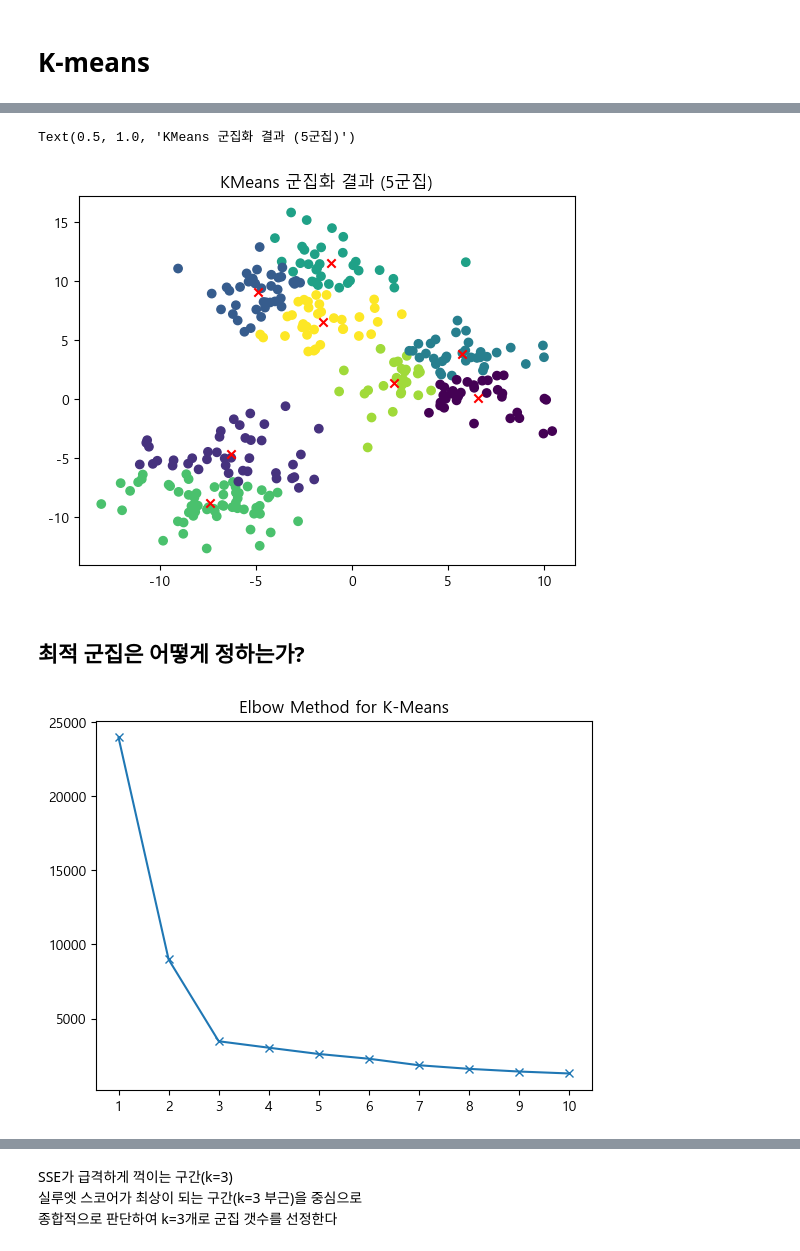
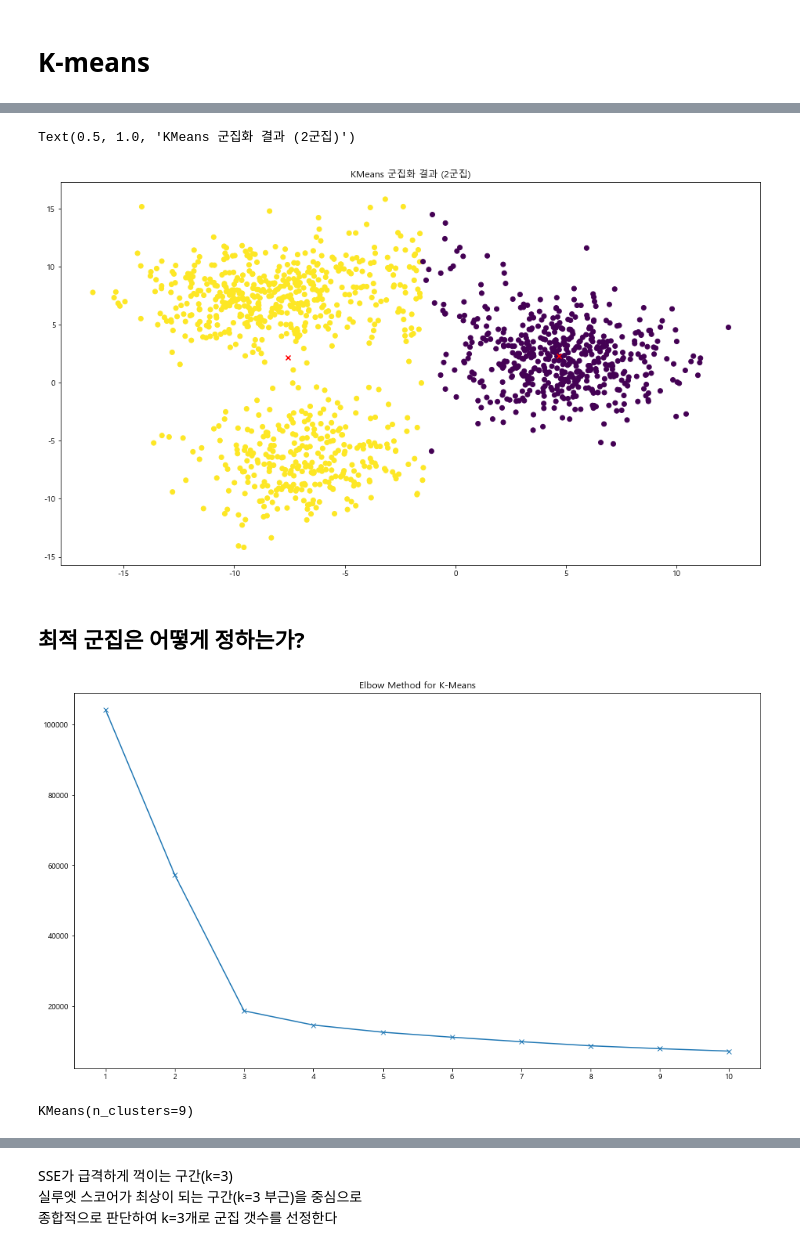
Before and after one commit to pookopook/AIchemist, a Jupyter notebook: ML_lecture/07_python_for_ML/day07_군집분석, 차원축소_정답지.ipynb, the cells around one changed output, grey strips where cells are left out. Drawn from its saved outputs; the diff is of its cells as text; code cells hidden in the pictures.

```diff
--- a/ML_lecture/07_python_for_ML/day07_군집분석, 차원축소_정답지.ipynb
+++ b/ML_lecture/07_python_for_ML/day07_군집분석, 차원축소_정답지.ipynb
@@ -14,12 +18,13 @@ plt.rcParams['axes.unicode_minus'] = False
 # %%
 from sklearn.datasets import make_blobs
-X, labels = make_blobs(n_samples=300,
+X, labels = make_blobs(n_samples=[100, 500, 300, 400],
                        cluster_std=2.5,
                        random_state=42)
 x = X[:, 0]
 y = X[:, 1]
 
-plt.scatter(x, y)
+plt.figure(figsize = (16,9))
+plt.scatter(x, y, c=labels)
 plt.title('심플 군집 데이터셋')
 plt.show()
 # %% [output]
@@ -37,0 +34,6 @@ plt.title('KMeans 군집화 결과')
+# %%
+from sklearn.cluster import KMeans
+kmeans = KMeans(n_clusters=4)
+kmeans.fit(X)
+
+pred = kmeans.labels_
@@ -44,15 +65,19 @@ Text(0.5, 1.0, '실제 군집 레이블')
 # %%
 from sklearn.cluster import KMeans
-kmeans = KMeans(n_clusters=8)
+n = 2
+kmeans = KMeans(n_clusters=  n)  #n
 kmeans.fit(X)
 pred = kmeans.labels_
 center = kmeans.cluster_centers_
+
+plt.figure(figsize = (16,9))
 _ = plt.scatter(x, y, c=pred)
+center = kmeans.cluster_centers_
 _ = plt.scatter(center[:,0], center[:,1], marker='x', c='red')
-plt.title('KMeans 군집화 결과 (5군집)')
+plt.title(f'KMeans 군집화 결과 ({n}군집)')  #n
 # %% [output]
-Text(0.5, 1.0, 'KMeans 군집화 결과 (5군집)')
+Text(0.5, 1.0, 'KMeans 군집화 결과 (2군집)')
-[figure, old version]
+[figure, new version]
 # %% [markdown]
 ## 최적 군집은 어떻게 정하는가?
 # %%
@@ -63,9 +88,14 @@ for k in K:
     kmeans.fit(X)
     inertia.append(kmeans.inertia_)
 
+plt.figure(figsize = (16,9))
 plt.plot(K, inertia, '-x')
 plt.title('Elbow Method for K-Means')
 plt.xticks(K)
 plt.show()
 # %% [output]
-[figure, old version]
+[figure, new version]
+# %%
+kmeans
+# %% [output]
+KMeans(n_clusters=9)
```
Also changed, not shown: parts of 17 cells of this notebook, 13 other files.
